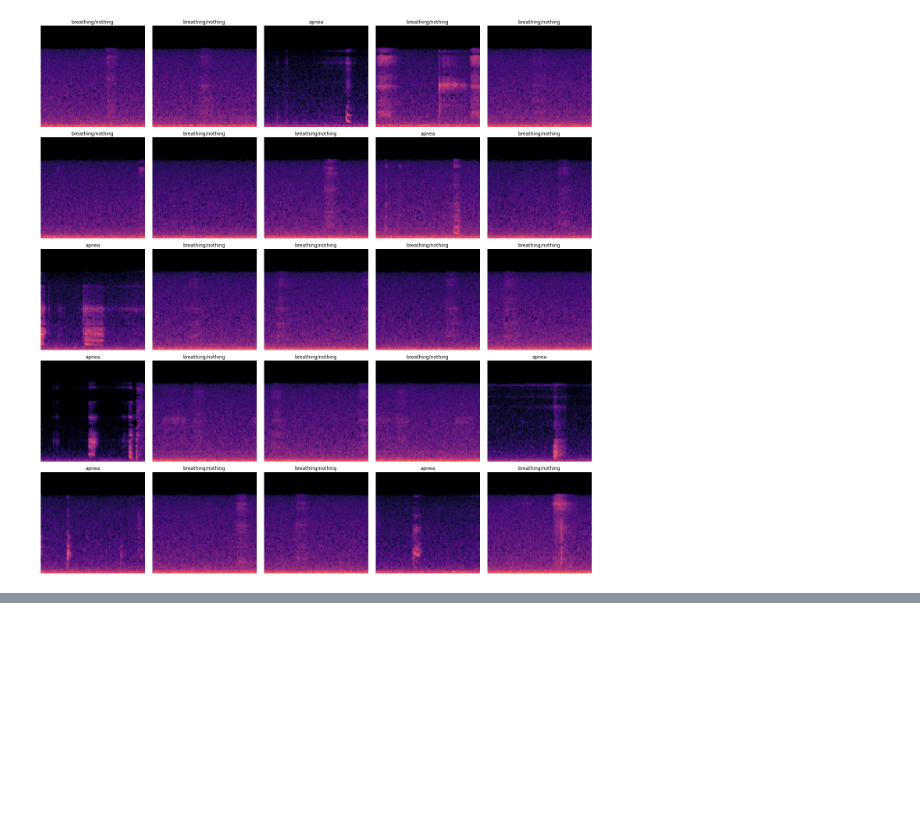
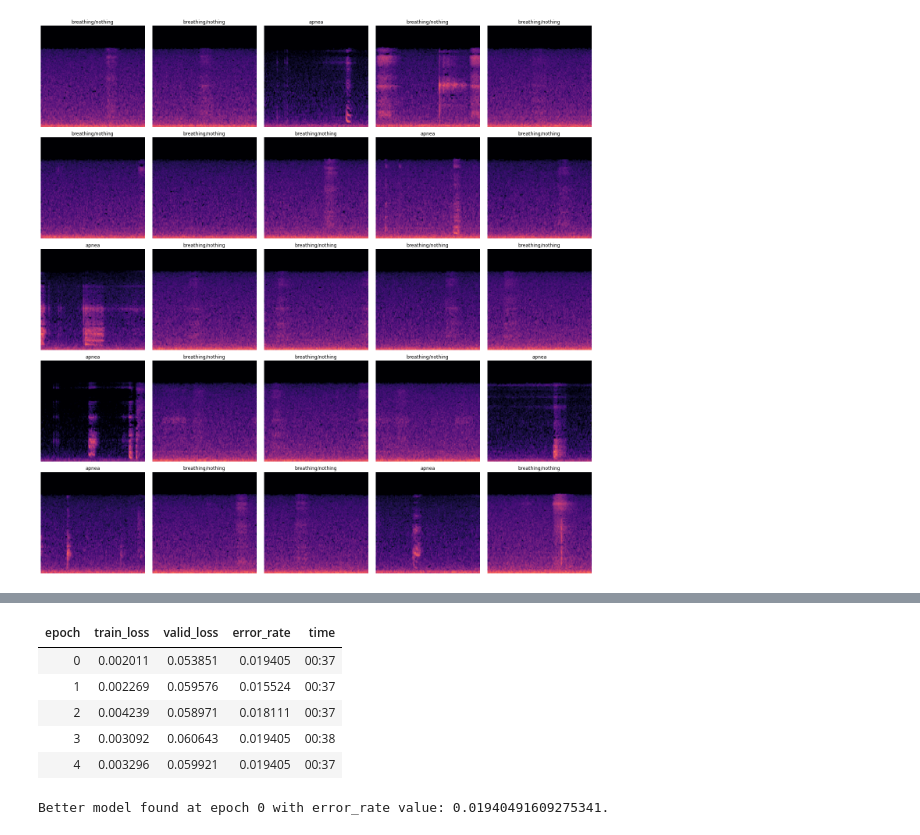
Before and after one commit to FelixLC/Sleep-Apnea, a Jupyter notebook: apnea_classification.ipynb, the cells around one changed output, grey strips where cells are left out. Drawn from its saved outputs; the diff is of its cells as text; code cells hidden in the pictures; blank space fills up the shorter version.

```diff
--- a/apnea_classification.ipynb
+++ b/apnea_classification.ipynb
@@ -85 +108,11 @@ learn.fit_one_cycle(5, max_lr=slice(1e-5, 1e-4), callbacks=[SaveModelCallback(le
+# %%
+learn.fit_one_cycle(5, max_lr=slice(5e-6, 5e-5), callbacks=[SaveModelCallback(learn, every='improvement', monitor='error_rate', name='model')])
+# %% [output]
+| epoch | train_loss | valid_loss | error_rate | time |
+| 0 | 0.002011 | 0.053851 | 0.019405 | 00:37 |
+| 1 | 0.002269 | 0.059576 | 0.015524 | 00:37 |
+| 2 | 0.004239 | 0.058971 | 0.018111 | 00:37 |
+| 3 | 0.003092 | 0.060643 | 0.019405 | 00:38 |
+| 4 | 0.003296 | 0.059921 | 0.019405 | 00:37 |
+Better model found at epoch 0 with error_rate value: 0.01940491609275341.
 # %%
```
Also changed, not shown: parts of 7 cells of this notebook.
